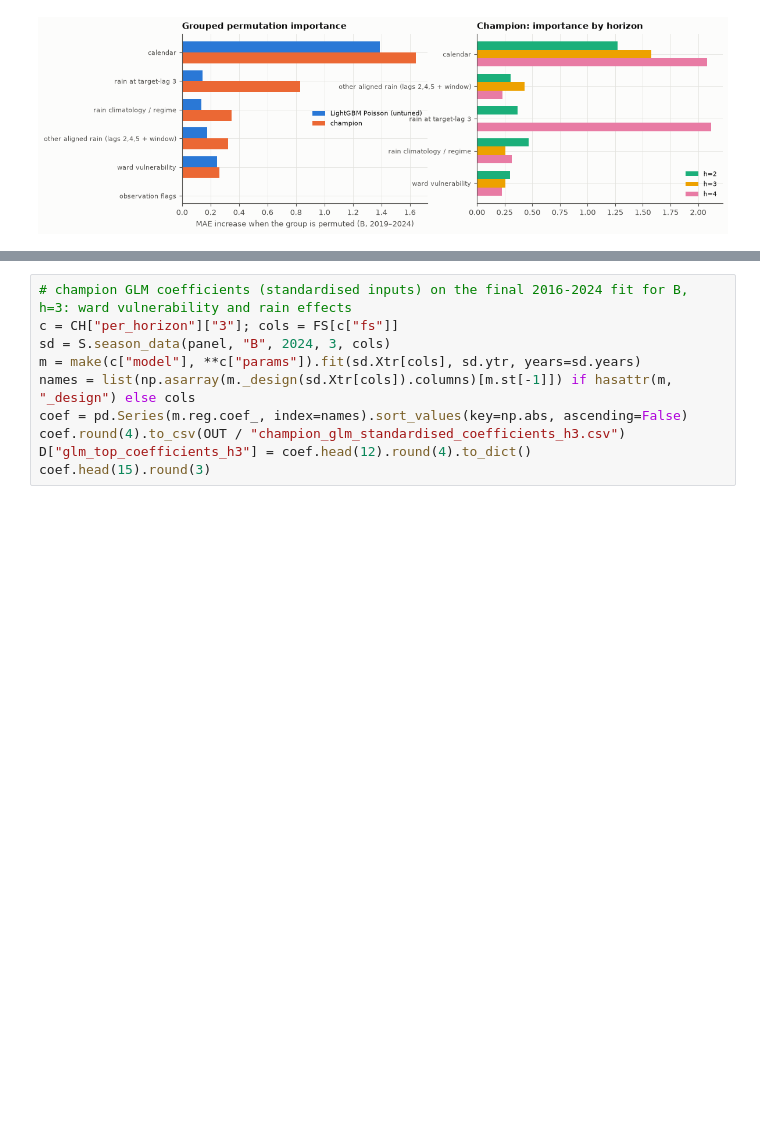
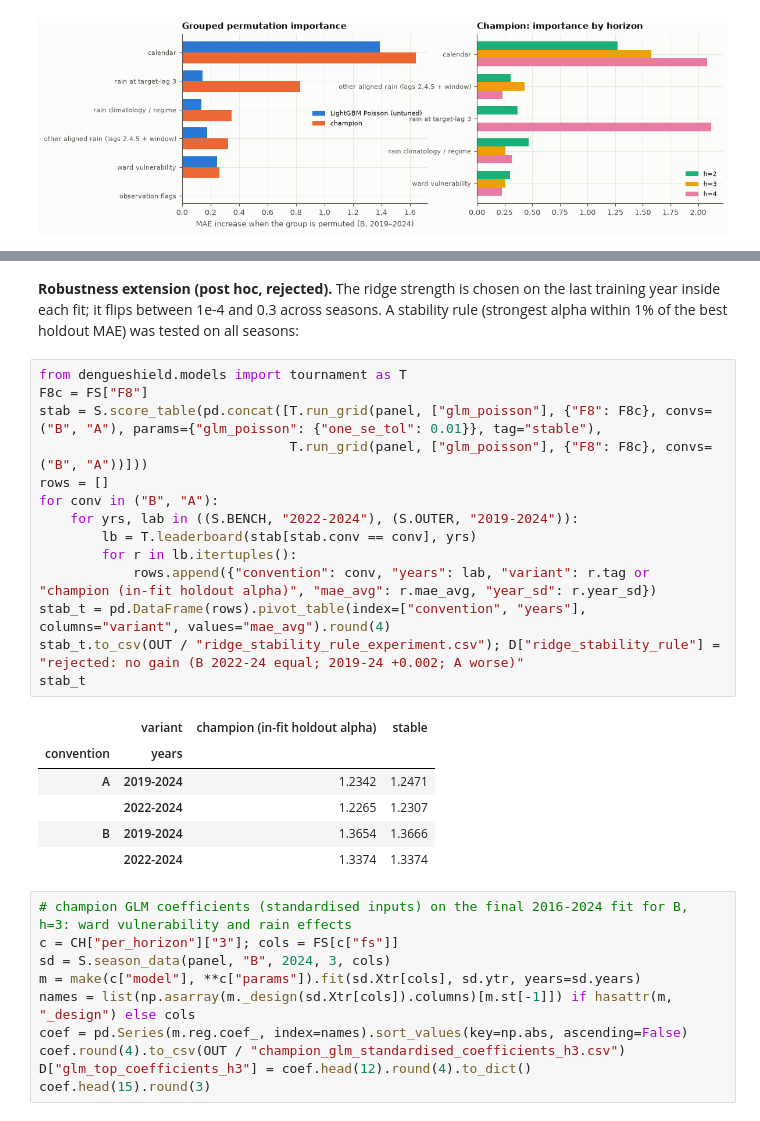
Before and after one commit to A-K-M-Asifuzzaman/EDU_HACKATHON, a Jupyter notebook: notebooks/08_model_diagnostics.ipynb, the cells around one changed output, grey strips where cells are left out. Saved outputs shown, nothing was run; the diff lists cells and outputs as text; blank space fills up the shorter version.

```diff
--- a/notebooks/08_model_diagnostics.ipynb
+++ b/notebooks/08_model_diagnostics.ipynb
@@ -315,3 +355,27 @@ save(fig, "06_permutation_importance")
+# %% [markdown]
+**Robustness extension (post hoc, rejected).** The ridge strength is chosen on the last training year inside each fit; it flips between
+1e-4 and 0.3 across seasons. A stability rule (strongest alpha within 1% of the best holdout MAE) was tested on all seasons:
+# %%
+from dengueshield.models import tournament as T
+F8c = FS["F8"]
+stab = S.score_table(pd.concat([T.run_grid(panel, ["glm_poisson"], {"F8": F8c}, convs=("B", "A"), params={"glm_poisson": {"one_se_tol": 0.01}}, tag="stable"),
+                                T.run_grid(panel, ["glm_poisson"], {"F8": F8c}, convs=("B", "A"))]))
+rows = []
+for conv in ("B", "A"):
+    for yrs, lab in ((S.BENCH, "2022-2024"), (S.OUTER, "2019-2024")):
+        lb = T.leaderboard(stab[stab.conv == conv], yrs)
+        for r in lb.itertuples():
+            rows.append({"convention": conv, "years": lab, "variant": r.tag or "champion (in-fit holdout alpha)", "mae_avg": r.mae_avg, "year_sd": r.year_sd})
+stab_t = pd.DataFrame(rows).pivot_table(index=["convention", "years"], columns="variant", values="mae_avg").round(4)
+stab_t.to_csv(OUT / "ridge_stability_rule_experiment.csv"); D["ridge_stability_rule"] = "rejected: no gain (B 2022-24 equal; 2019-24 +0.002; A worse)"
+stab_t
+# %% [output]
+|  | variant | champion (in-fit holdout alpha) | stable |
+| convention | years |  |  |
+| A | 2019-2024 | 1.2342 | 1.2471 |
+|  | 2022-2024 | 1.2265 | 1.2307 |
+| B | 2019-2024 | 1.3654 | 1.3666 |
+|  | 2022-2024 | 1.3374 | 1.3374 |
 # %%
 # champion GLM coefficients (standardised inputs) on the final 2016-2024 fit for B, h=3: ward vulnerability and rain effects
 c = CH["per_horizon"]["3"]; cols = FS[c["fs"]]
```
Also changed, not shown: parts of 4 cells of this notebook, 9 other files.
